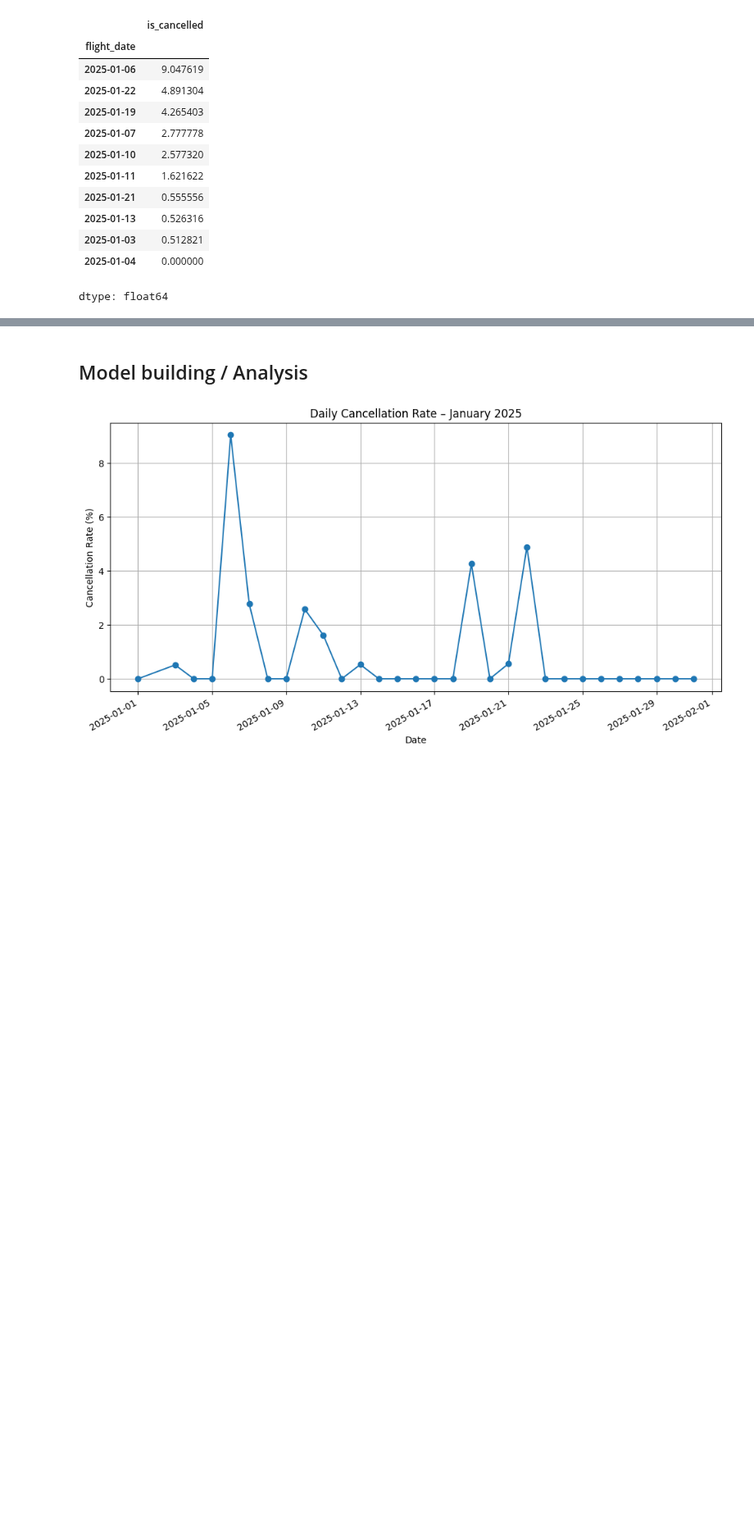
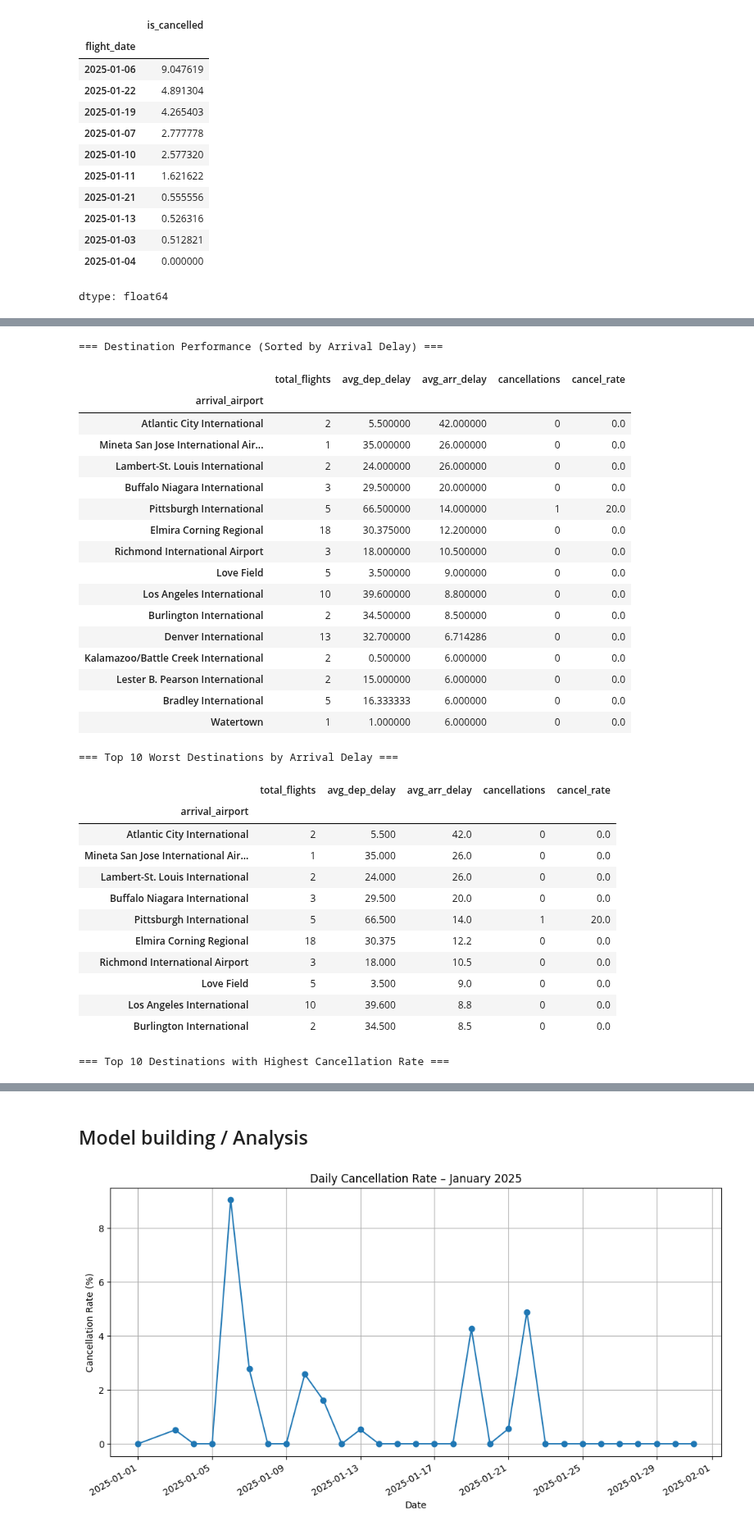
Before and after one commit to Iamkoss/cis9650_flight_data, a Jupyter notebook: fligh_data.ipynb, the cells around one changed output, grey strips where cells are left out. Shown at 82% size. Saved outputs shown, nothing was run; the diff lists cells and outputs as text; code cells hidden in the pictures; blank space fills up the shorter version.

```diff
--- a/fligh_data.ipynb
+++ b/fligh_data.ipynb
@@ -749,0 +793,68 @@ Percentage delayed: 100.00%
+# %%
+#destination performcance (seeing if certain destinations had a higher delay time)
+
+# ---- DESTINATION PERFORMANCE ----
+
+# Only flights that have a destination airport
+df_dest = df.copy()
+
+# Group by arrival airport (destination)
+dest_stats = df_dest.groupby('arrival_airport').agg(
+    total_flights=('flight_status', 'count'),
+    avg_dep_delay=('dep_delay_min', 'mean'),
+    avg_arr_delay=('arr_delay_min', 'mean'),
+    cancellations=('is_cancelled', 'sum'),
+    cancel_rate=('is_cancelled', 'mean'),
+)
+
+# Convert cancel_rate to %
+dest_stats['cancel_rate'] = dest_stats['cancel_rate'] * 100
+
+# Sort by worst arrival delay
+dest_stats_sorted = dest_stats.sort_values('avg_arr_delay', ascending=False)
+
+print("=== Destination Performance (Sorted by Arrival Delay) ===")
+display(dest_stats_sorted.head(15))   # Show top 15 worst destinations
+
+
+worst_arrivals = dest_stats.sort_values('avg_arr_delay', ascending=False).head(10)
+print("=== Top 10 Worst Destinations by Arrival Delay ===")
+display(worst_arrivals)
+
+
+worst_cancel_routes = dest_stats.sort_values('cancel_rate', ascending=False).head(10)
+print("=== Top 10 Destinations with Highest Cancellation Rate ===")
+display(worst_cancel_routes)
+# %% [output]
+=== Destination Performance (Sorted by Arrival Delay) ===
+|  | total_flights | avg_dep_delay | avg_arr_delay | cancellations | cancel_rate |
+| arrival_airport |  |  |  |  |  |
+| Atlantic City International | 2 | 5.500000 | 42.000000 | 0 | 0.0 |
+| Mineta San Jose International Air... | 1 | 35.000000 | 26.000000 | 0 | 0.0 |
+| Lambert-St. Louis International | 2 | 24.000000 | 26.000000 | 0 | 0.0 |
+| Buffalo Niagara International | 3 | 29.500000 | 20.000000 | 0 | 0.0 |
+| Pittsburgh International | 5 | 66.500000 | 14.000000 | 1 | 20.0 |
+| Elmira Corning Regional | 18 | 30.375000 | 12.200000 | 0 | 0.0 |
+| Richmond International Airport | 3 | 18.000000 | 10.500000 | 0 | 0.0 |
+| Love Field | 5 | 3.500000 | 9.000000 | 0 | 0.0 |
+| Los Angeles International | 10 | 39.600000 | 8.800000 | 0 | 0.0 |
+| Burlington International | 2 | 34.500000 | 8.500000 | 0 | 0.0 |
+| Denver International | 13 | 32.700000 | 6.714286 | 0 | 0.0 |
+| Kalamazoo/Battle Creek International | 2 | 0.500000 | 6.000000 | 0 | 0.0 |
+| Lester B. Pearson International | 2 | 15.000000 | 6.000000 | 0 | 0.0 |
+| Bradley International | 5 | 16.333333 | 6.000000 | 0 | 0.0 |
+| Watertown | 1 | 1.000000 | 6.000000 | 0 | 0.0 |
+=== Top 10 Worst Destinations by Arrival Delay ===
+|  | total_flights | avg_dep_delay | avg_arr_delay | cancellations | cancel_rate |
+| arrival_airport |  |  |  |  |  |
+| Atlantic City International | 2 | 5.500 | 42.0 | 0 | 0.0 |
+| Mineta San Jose International Air... | 1 | 35.000 | 26.0 | 0 | 0.0 |
+| Lambert-St. Louis International | 2 | 24.000 | 26.0 | 0 | 0.0 |
+| Buffalo Niagara International | 3 | 29.500 | 20.0 | 0 | 0.0 |
+| Pittsburgh International | 5 | 66.500 | 14.0 | 1 | 20.0 |
+| Elmira Corning Regional | 18 | 30.375 | 12.2 | 0 | 0.0 |
+| Richmond International Airport | 3 | 18.000 | 10.5 | 0 | 0.0 |
+| Love Field | 5 | 3.500 | 9.0 | 0 | 0.0 |
+| Los Angeles International | 10 | 39.600 | 8.8 | 0 | 0.0 |
+| Burlington International | 2 | 34.500 | 8.5 | 0 | 0.0 |
+=== Top 10 Destinations with Highest Cancellation Rate ===
```
Also changed, not shown: parts of 13 cells of this notebook.
